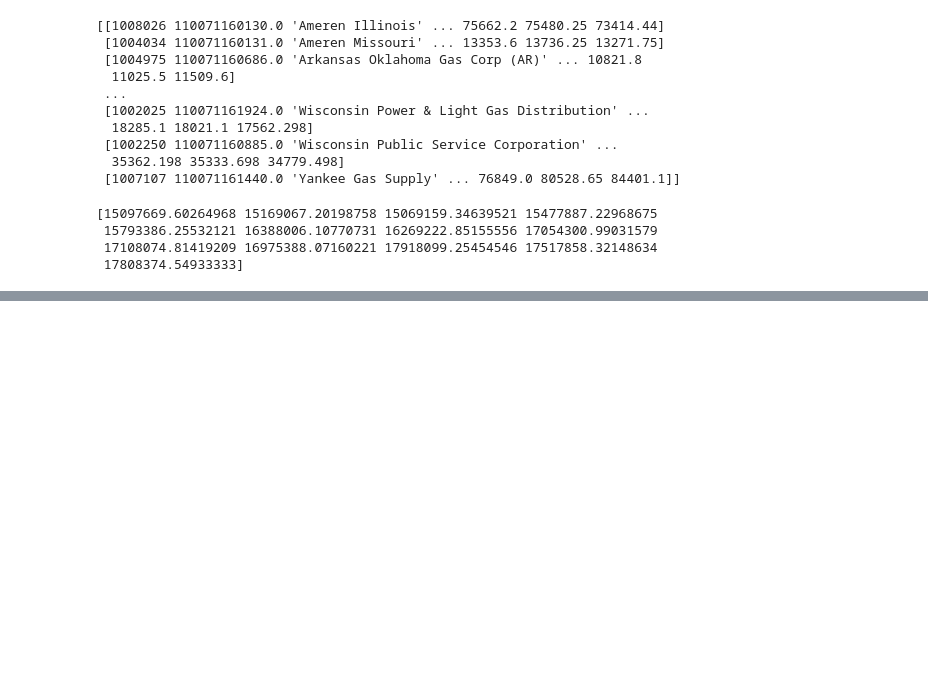
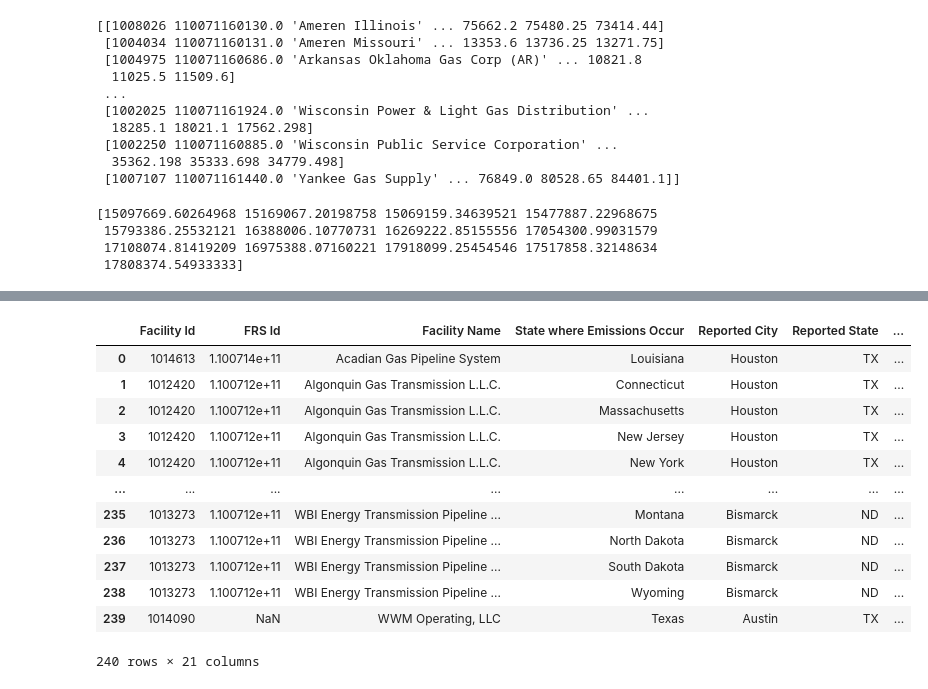
Before and after one commit to james-oconnor-10/Data_Viz_Course, a Jupyter notebook: james_ghg_analysis.ipynb, the cells around one changed output, grey strips where cells are left out. Cells and saved outputs as stored; diff of their text form; code cells hidden in the pictures; blank space fills up the shorter version.

```diff
--- a/james_ghg_analysis.ipynb
+++ b/james_ghg_analysis.ipynb
@@ -104,0 +152,18 @@ plt.show()
+# %%
+# now we will load Transimission Pipelines, we don't need the old df anymore so we can call this df
+df = pd.read_excel("/content/ghgp_data_by_year_2023.xlsx", sheet_name = 'Transmission Pipelines', skiprows=3)
+df
+# %% [output]
+|  | Facility Id | FRS Id | Facility Name | State where Emissions Occur | Reported City | Reported State | ... |
+| 0 | 1014613 | 1.100714e+11 | Acadian Gas Pipeline System | Louisiana | Houston | TX | ... |
+| 1 | 1012420 | 1.100712e+11 | Algonquin Gas Transmission L.L.C. | Connecticut | Houston | TX | ... |
+| 2 | 1012420 | 1.100712e+11 | Algonquin Gas Transmission L.L.C. | Massachusetts | Houston | TX | ... |
+| 3 | 1012420 | 1.100712e+11 | Algonquin Gas Transmission L.L.C. | New Jersey | Houston | TX | ... |
+| 4 | 1012420 | 1.100712e+11 | Algonquin Gas Transmission L.L.C. | New York | Houston | TX | ... |
+| ... | ... | ... | ... | ... | ... | ... | ... |
+| 235 | 1013273 | 1.100712e+11 | WBI Energy Transmission Pipeline ... | Montana | Bismarck | ND | ... |
+| 236 | 1013273 | 1.100712e+11 | WBI Energy Transmission Pipeline ... | North Dakota | Bismarck | ND | ... |
+| 237 | 1013273 | 1.100712e+11 | WBI Energy Transmission Pipeline ... | South Dakota | Bismarck | ND | ... |
+| 238 | 1013273 | 1.100712e+11 | WBI Energy Transmission Pipeline ... | Wyoming | Bismarck | ND | ... |
+| 239 | 1014090 | NaN | WWM Operating, LLC | Texas | Austin | TX | ... |
+240 rows × 21 columns
```
Also changed, not shown: parts of 7 cells of this notebook.
